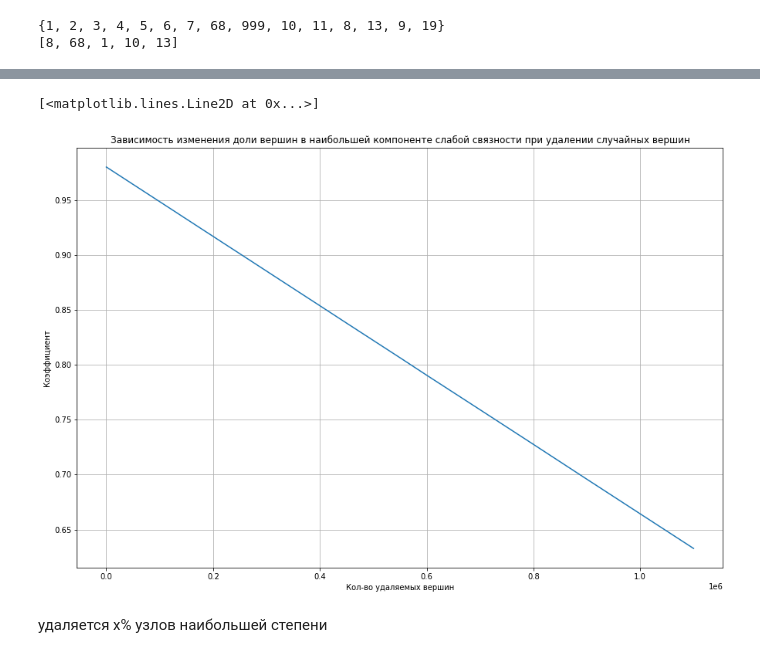
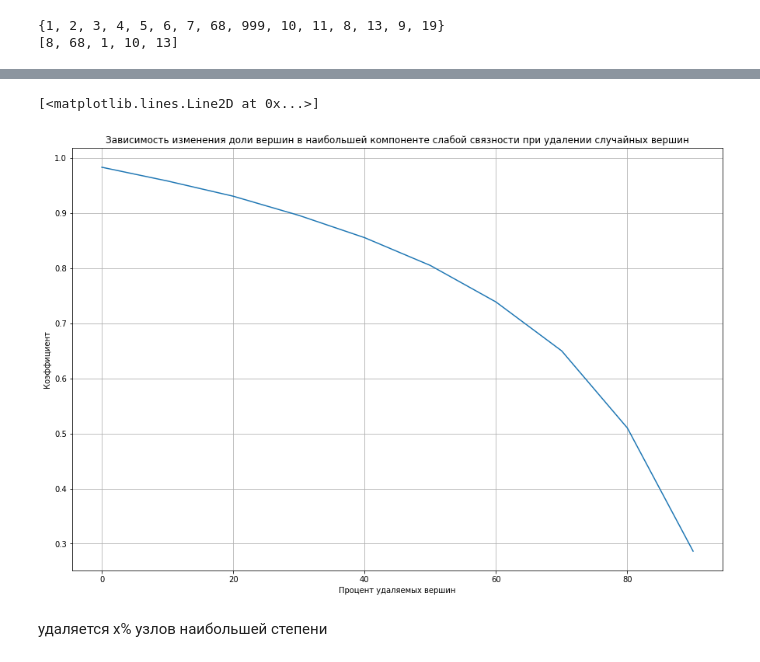
Before and after one commit to imalinowski/FiniteGraphs, a Jupyter notebook: graphs.ipynb, the cells around one changed output, grey strips where cells are left out. Cells and saved outputs as stored; diff of their text form; code cells hidden in the pictures.

```diff
--- a/graphs.ipynb
+++ b/graphs.ipynb
@@ -599,20 +671,29 @@ max_component_test_after_delete = set(max_component_test) - set(nodes_to_delete_
 {1, 2, 3, 4, 5, 6, 7, 68, 999, 10, 11, 8, 13, 9, 19}
 [8, 68, 1, 10, 13]
 # %%
-node_numbers_to_delete = [2, 4, 8, 16, 32, 64, 78 ,128, 200 ,256, 315, 450, 512, 600, 712, 827, 901, 1024, 1500, 2048, 3000, 3500, 4096, 5000, 6000, 7000, 8182, 9000, 10000, 16364]
+# node_numbers_to_delete = [2, 4, 8, 16, 32, 64, 78 ,128, 200 ,256, 315, 450, 512, 600, 712, 827, 901, 1024, 1500, 2048, 3000, 3500, 4096, 5000, 6000, 7000, 8182, 9000, 10000, 16364]
+
 nodes_astro = set([*df_astro["u"].unique(), *df_astro["v"].unique()])
 nodes_astro_len = len(nodes_astro)
 node_proportions = []
-for number in node_numbers_to_delete:
+for i in range(0,100, 10):
+    number = round(nodes_astro_len*i*0.01)
+    print(number)
     nodes_to_delete_astro = random.sample(list(nodes_astro), k=number)
-    proportion = len(set(max_component_astro) - set(nodes_to_delete_astro))/nodes_astro_len
+
+    graph_edges_astro_after_delete = [edge for edge in df_astro.values if edge[0] not in nodes_to_delete_astro and edge[1] not in nodes_to_delete_astro]
+    graph_components_astro_after_delete = find_components(graph_edges_astro_after_delete)
+    new_max_component_astro = max(graph_components_astro_after_delete, key=lambda i: len(i))
+
+    proportion = len(set(new_max_component_astro) - set(nodes_to_delete_astro))/(nodes_astro_len-number)
     node_proportions.append(proportion)
 
 print(node_proportions)
 plt.figure(figsize=(15, 10))
 plt.title("Зависимость изменения доли вершин в наибольшей компоненте слабой связности при удалении случайных вершин")
-plt.xlabel("Кол-во удаляемых вершин")
+plt.xlabel("Процент удаляемых вершин")
 plt.ylabel("Коэффициент")
 plt.grid()
+node_numbers_to_delete = [i for i in range(100)]
 plt.plot(node_numbers_to_delete, node_proportions)
 # %% [output]
@@ -643,18 +778,52 @@ plt.plot(node_numbers_to_delete, node_proportions)
 # %%
-node_numbers_to_delete = [2, 4, 8, 16, 32, 64, 78 ,128, 200 ,256, 315, 450, 512, 600, 712, 827, 901, 1024, 1500, 2048, 3000, 3500, 4096, 5000, 6000, 7000, 8182, 9000, 10000, 16364, 60000, 120000, 180000, 200000, 220000, 250000, 300000, 350000, 400000, 450000, 500000, 550000, 600000, 700000, 800000, 900000, 1000000, 1100000]
-nodes_vk = set([*df["u"].unique(), *df["v"].unique()])
+# node_numbers_to_delete = [2, 4, 8, 16, 32, 64, 78 ,128, 200 ,256, 315, 450, 512, 600, 712, 827, 901, 1024, 1500, 2048, 3000, 3500, 4096, 5000, 6000, 7000, 8182, 9000, 10000, 16364, 60000, 120000, 180000, 200000, 220000, 250000, 300000, 350000, 400000, 450000, 500000, 550000, 600000, 700000, 800000, 900000, 1000000, 1100000]
+df_vk_u_v = pd.read_csv("vk_u_v.csv", delimiter=',')
+nodes_vk = set([*df_vk_u_v["u"].unique(), *df_vk_u_v["v"].unique()])
 nodes_vk_len = len(nodes_vk)
-node_proportions = []
-for number in node_numbers_to_delete:
+node_proportions_vk = []
+
+
+for i in range(0,100, 10):
+    number = round(nodes_vk_len*i*0.01)
+    print(number)
     nodes_to_delete_vk = random.sample(list(nodes_vk), k=number)
-    proportion = len(set(max_component_vk) - set(nodes_to_delete_vk))/nodes_vk_len
-    node_proportions.append(proportion)
+    nodes_to_delete_vk_df = pd.DataFrame(nodes_to_delete_vk)
+    df_vk_after_delete = df_vk_u_v[~df_vk_u_v.u.isin(nodes_to_delete_vk)]
+    df_vk_after_delete = df_vk_after_delete[~df_vk_after_delete.v.isin(nodes_to_delete_vk)]
+    graph_edges_vk_after_delete = [edge for edge in df_vk_after_delete[["u", "v"]].values]
+    graph_edges_vk_after_delete.pop(0)
+    print(f'len{len(graph_edges_vk_after_delete)}')
 
-print(node_proportions)
+    graph_components_vk_after_delete = find_components(graph_edges_vk_after_delete)
+    new_max_component_vk = max(graph_components_vk_after_delete, key=lambda i: len(i))
+
+    proportion = len(set(new_max_component_vk))/(nodes_vk_len-number)
+    node_proportions_vk.append(proportion)
+
+print(node_proportions_vk)
 plt.figure(figsize=(15, 10))
 plt.title("Зависимость изменения доли вершин в наибольшей компоненте слабой связности при удалении случайных вершин")
-plt.xlabel("Кол-во удаляемых вершин")
+plt.xlabel("Процент удаляемых вершин")
 plt.ylabel("Коэффициент")
 plt.grid()
-plt.plot(node_numbers_to_delete, node_proportions)
+node_numbers_to_delete = [i for i in range(0,100,10)]
+plt.plot(node_numbers_to_delete, node_proportions_vk)
+
+
+
+
+
+
+# for number in node_numbers_to_delete:
+#     nodes_to_delete_vk = random.sample(list(nodes_vk), k=number)
+#     proportion = len(set(max_component_vk) - set(nodes_to_delete_vk))/nodes_vk_len
+#     node_proportions.append(proportion)
+
+# print(node_proportions)
+# plt.figure(figsize=(15, 10))
+# plt.title("Зависимость изменения доли вершин в наибольшей компоненте слабой связности при удалении случайных вершин")
+# plt.xlabel("Кол-во удаляемых вершин")
+# plt.ylabel("Коэффициент")
+# plt.grid()
+# plt.plot(node_numbers_to_delete, node_proportions)
 # %% [output]
@@ -662,5 +847,5 @@ plt.plot(node_numbers_to_delete, node_proportions)
 [<matplotlib.lines.Line2D at 0x...>]
-[figure, old version]
+[figure, new version]
 # %% [markdown]
 удаляется x% узлов наибольшей степени
 # %%
```
Also changed, not shown: parts of 31 cells of this notebook.
